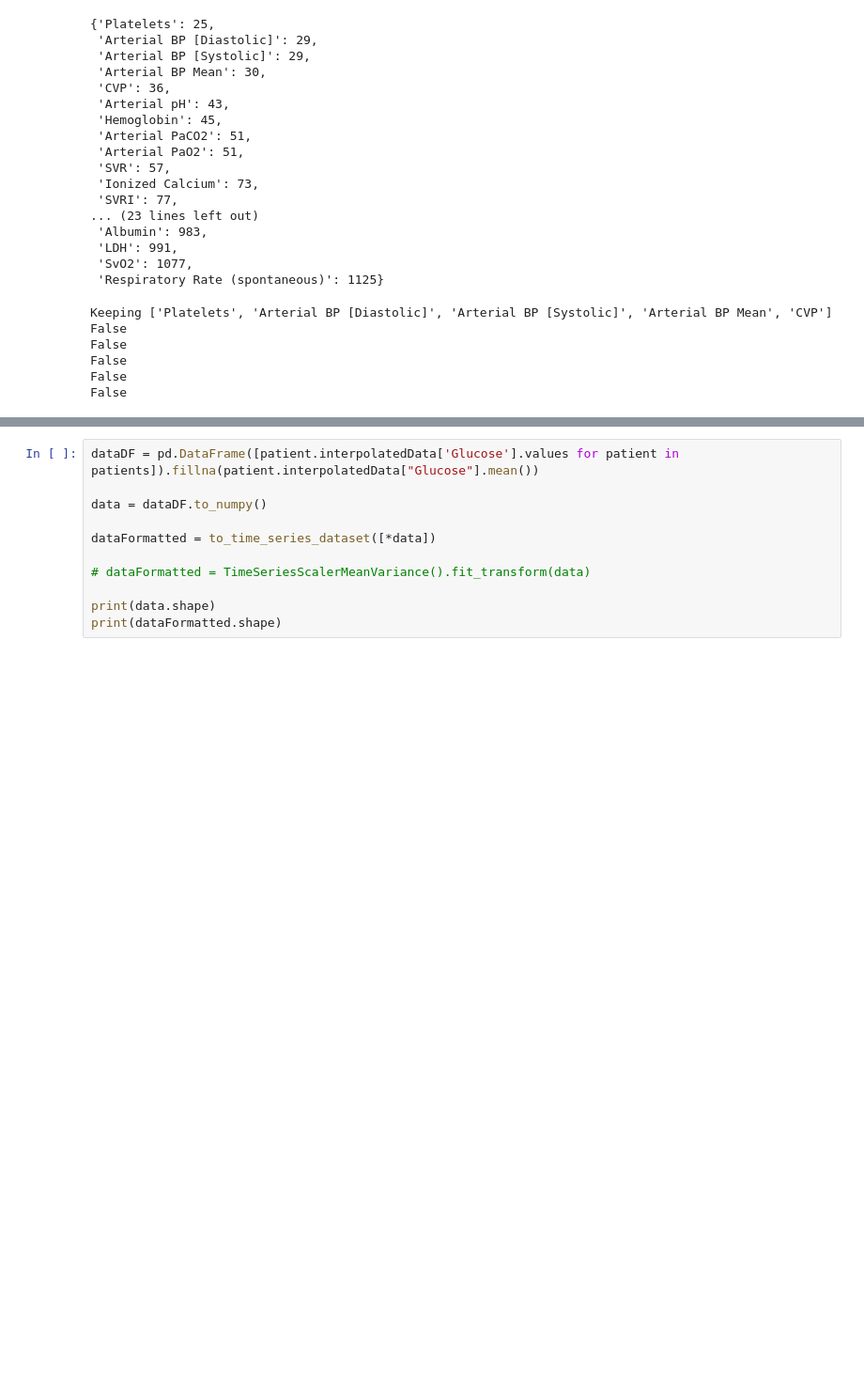
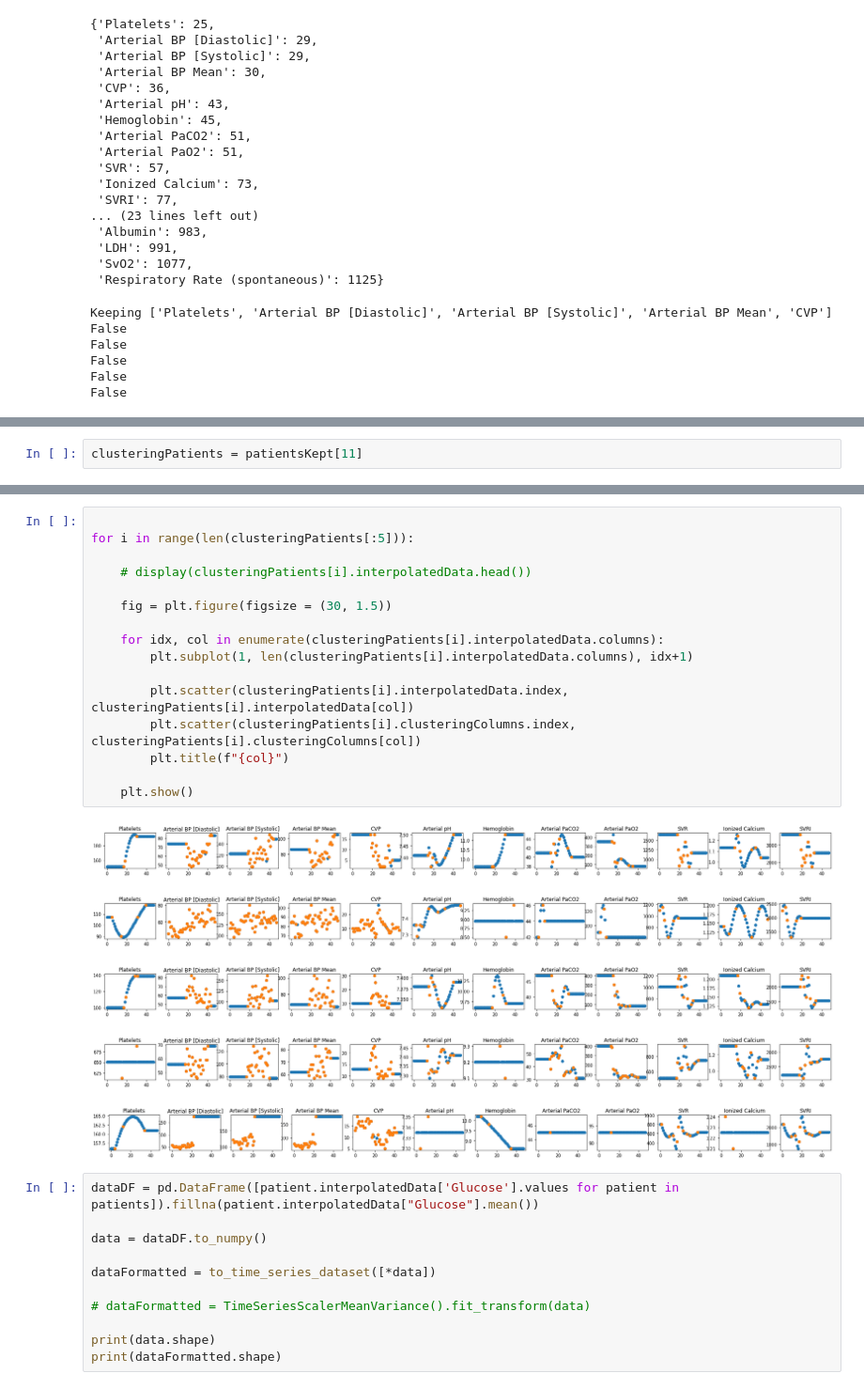
Before and after one commit to BenMarkFrost/LEN_Individual_Project, a Jupyter notebook: Static/temporalClustering.ipynb, the cells around one changed output, grey strips where cells are left out. Shown at 94% size. Saved outputs shown, nothing was run; the diff lists cells and outputs as text; blank space fills up the shorter version.

```diff
--- a/Static/temporalClustering.ipynb
+++ b/Static/temporalClustering.ipynb
@@ -204,3 +255,5 @@ patientsKeptDF
+# %%
+clusteringPatients = patientsKept[11]
 # %%
 # columnsToInterpolate = ['Glucose']
 
@@ -273,3 +296,25 @@ plt.show()
+# %%
+
+for i in range(len(clusteringPatients[:5])):
+
+    # display(clusteringPatients[i].interpolatedData.head())
+
+    fig = plt.figure(figsize = (30, 1.5))
+
+    for idx, col in enumerate(clusteringPatients[i].interpolatedData.columns):
+        plt.subplot(1, len(clusteringPatients[i].interpolatedData.columns), idx+1)
+
+        plt.scatter(clusteringPatients[i].interpolatedData.index, clusteringPatients[i].interpolatedData[col])
+        plt.scatter(clusteringPatients[i].clusteringColumns.index, clusteringPatients[i].clusteringColumns[col])
+        plt.title(f"{col}")
+
+    plt.show()
+# %% [output]
+[figure, added]
+[figure, added]
+[figure, added]
+[figure, added]
+[figure, added]
 # %%
 dataDF = pd.DataFrame([patient.interpolatedData['Glucose'].values for patient in patients]).fillna(patient.interpolatedData["Glucose"].mean())
 
```
Also changed, not shown: parts of 9 cells of this notebook.
